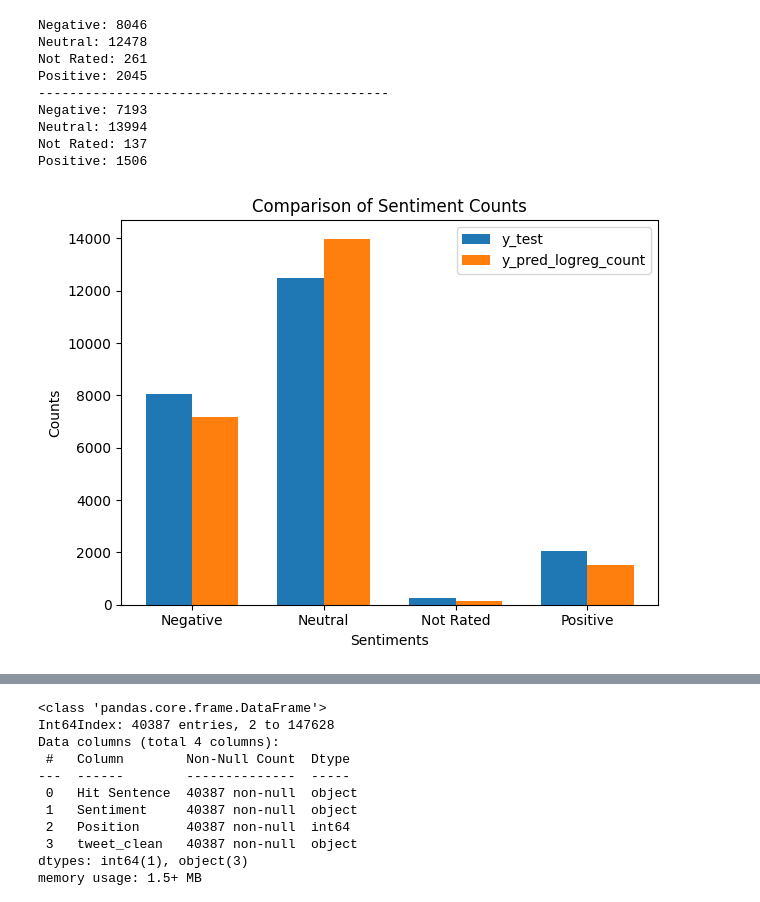
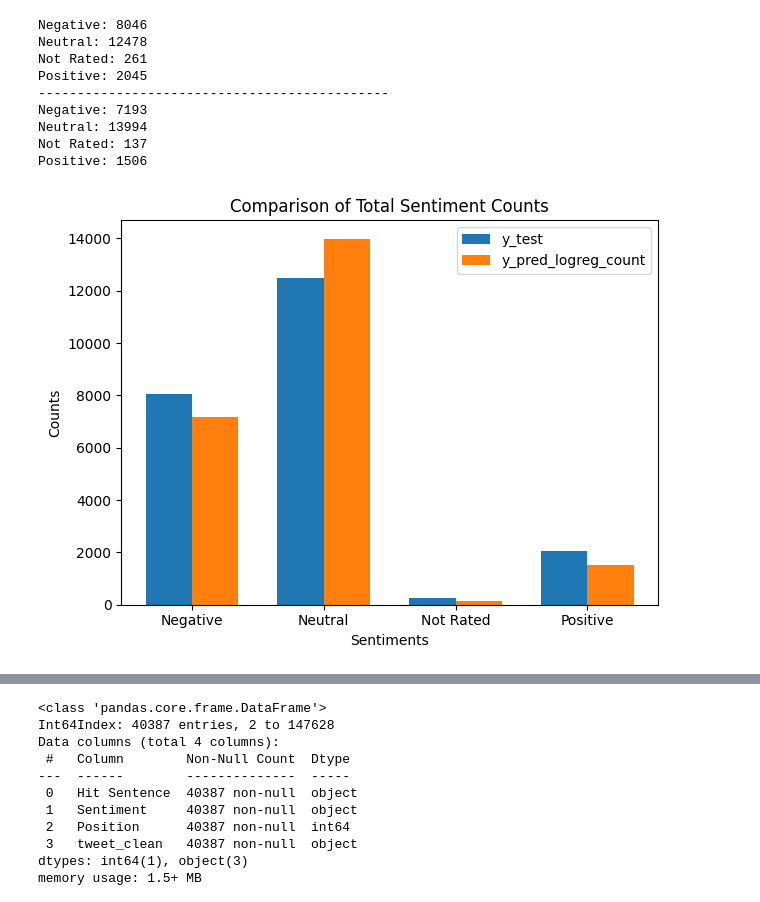
Before and after one commit to Pramsi/Can-t_tame_that_Python_Semester_Project, a Jupyter notebook: Can't_tame_that_Python_Semester_Project.ipynb, the cells around one changed output, grey strips where cells are left out. Cells and saved outputs as stored; diff of their text form; code cells hidden in the pictures.

```diff
--- a/Can't_tame_that_Python_Semester_Project.ipynb
+++ b/Can't_tame_that_Python_Semester_Project.ipynb
@@ -653,24 +659,24 @@ visualize_model_output(y_test, y_pred_logreg_count, 'Logistic Regression Count V
 # %%
 #Counting the labels for each sentiment in y_test
-negative = 0
-neutral = 0
-not_rated = 0
-positive = 0
+neg_y_test = 0
+neu_y_test = 0
+not_rated_y_test = 0
+pos_y_test = 0
 
 for item in y_test:
     if item == 0:
-        negative += 1
+        neg_y_test += 1
     elif item == 1:
-        neutral += 1
+        neu_y_test += 1
     elif item == 2:
-        not_rated += 1
+        not_rated_y_test += 1
     elif item == 3:
-        positive += 1
+        pos_y_test += 1
 
-print("Negative:", negative)
-print("Neutral:", neutral)
-print("Not Rated:", not_rated)
-print("Positive:", positive)
+print("Negative:", neg_y_test)
+print("Neutral:", neu_y_test)
+print("Not Rated:", not_rated_y_test)
+print("Positive:", pos_y_test)
 
 print(f"---------------------------------------------")
 #Counting the labels for each sentiment in y_pred_logreg_count
@@ -705,28 +711,28 @@ Not Rated: 137
 Positive: 1506
 # %%
 #Data from y_test
-y_test_counts = [negative, neutral, not_rated, positive]
+y_test_counts = [neg_y_test, neu_y_test, not_rated_y_test, pos_y_test]
 
 #Data from y_pred_logreg_count
 y_pred_counts = [neg_y_pred_logreg_count, neu_y_pred_logreg_count, not_rated_y_pred_logreg_count, pos_y_pred_logreg_count]
 
 #Bar chart settings
 bar_width = 0.35
 index = range(len(y_test_counts))
 
 #Creating the bar chart
 plt.bar(index, y_test_counts, bar_width, label='y_test')
 plt.bar([i + bar_width for i in index], y_pred_counts, bar_width, label='y_pred_logreg_count')
 
 #Labels, title, and legend
 plt.xlabel('Sentiments')
 plt.ylabel('Counts')
-plt.title('Comparison of Sentiment Counts')
+plt.title('Comparison of Total Sentiment Counts')
 plt.xticks([i + bar_width/2 for i in index], ['Negative', 'Neutral', 'Not Rated', 'Positive'])
 plt.legend()
 
 #Displaying the plot
 plt.tight_layout()
 plt.show()
 # %% [output]
-[figure, old version]
+[figure, new version]
```
Also changed, not shown: parts of 14 cells of this notebook.
